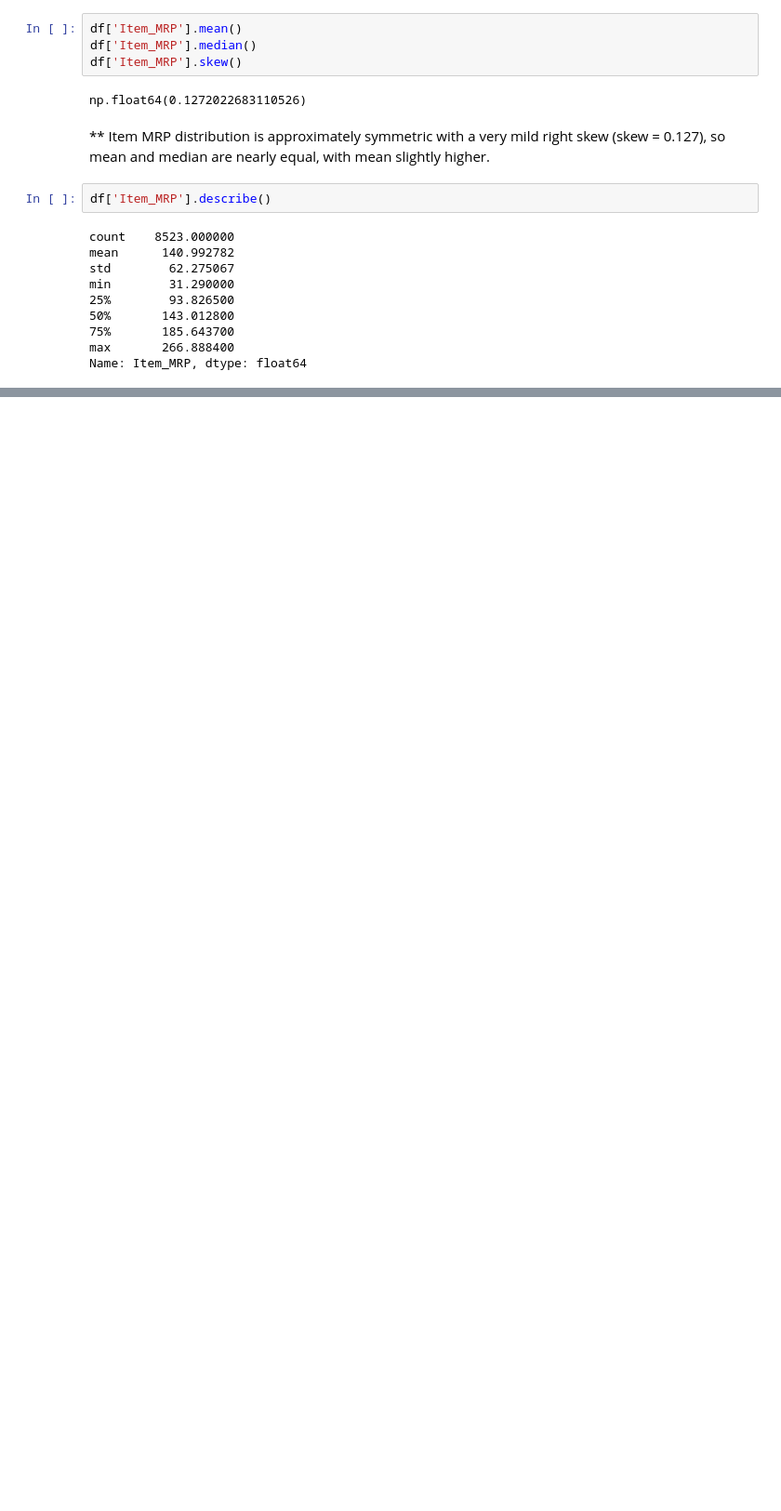
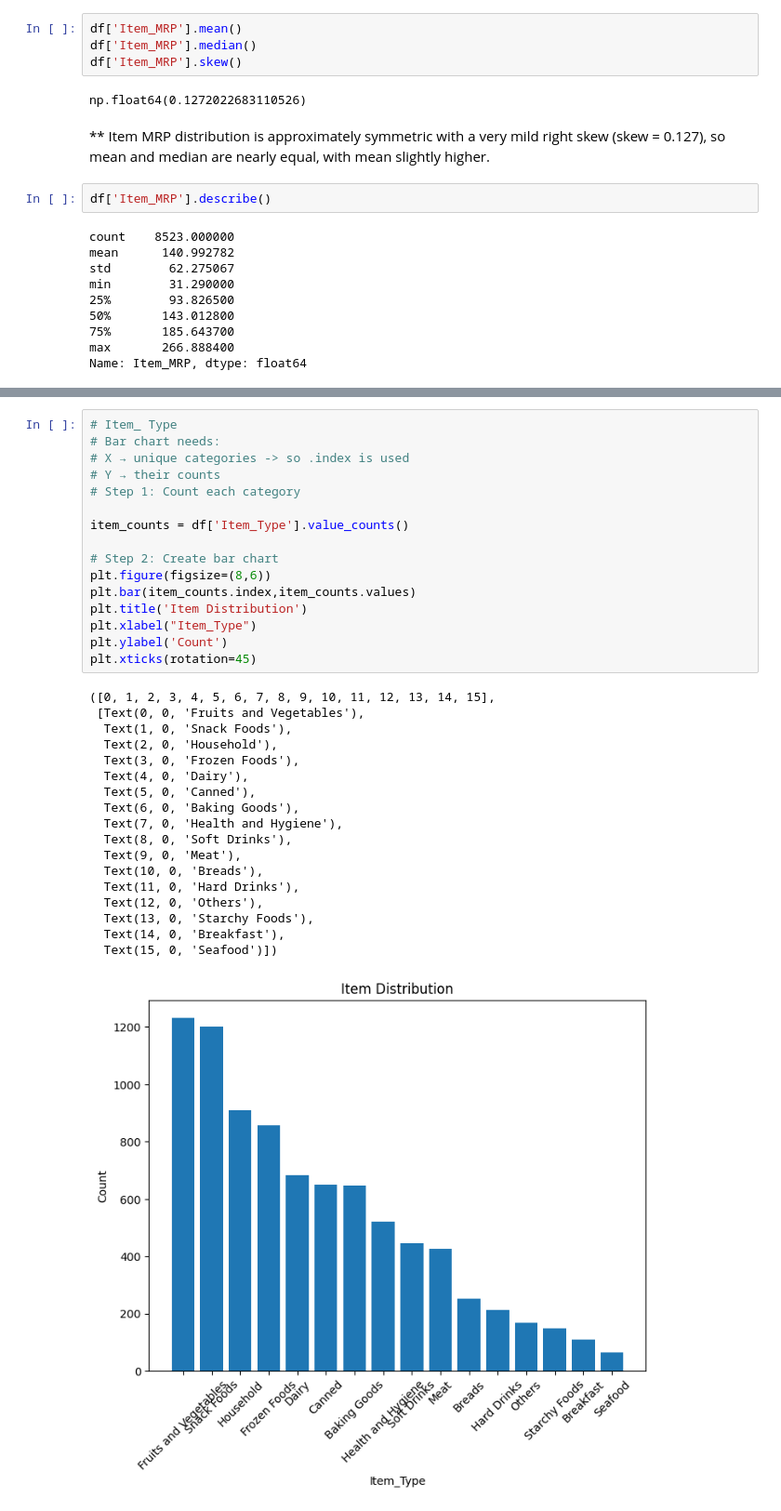
Before and after one commit to kebalkhadka/EDA, a Jupyter notebook: app.ipynb, the cells around one changed output, grey strips where cells are left out. Shown at 93% size. Saved outputs shown, nothing was run; the diff lists cells and outputs as text; blank space fills up the shorter version.

```diff
--- a/app.ipynb
+++ b/app.ipynb
@@ -225,0 +273,35 @@ Name: Item_MRP, dtype: float64
+# %%
+# Item_ Type
+# Bar chart needs:
+# X → unique categories -> so .index is used
+# Y → their counts
+# Step 1: Count each category
+
+item_counts = df['Item_Type'].value_counts()
+
+# Step 2: Create bar chart
+plt.figure(figsize=(8,6))
+plt.bar(item_counts.index,item_counts.values)
+plt.title('Item Distribution')
+plt.xlabel("Item_Type")
+plt.ylabel('Count')
+plt.xticks(rotation=45)
+# %% [output]
+([0, 1, 2, 3, 4, 5, 6, 7, 8, 9, 10, 11, 12, 13, 14, 15],
+ [Text(0, 0, 'Fruits and Vegetables'),
+  Text(1, 0, 'Snack Foods'),
+  Text(2, 0, 'Household'),
+  Text(3, 0, 'Frozen Foods'),
+  Text(4, 0, 'Dairy'),
+  Text(5, 0, 'Canned'),
+  Text(6, 0, 'Baking Goods'),
+  Text(7, 0, 'Health and Hygiene'),
+  Text(8, 0, 'Soft Drinks'),
+  Text(9, 0, 'Meat'),
+  Text(10, 0, 'Breads'),
+  Text(11, 0, 'Hard Drinks'),
+  Text(12, 0, 'Others'),
+  Text(13, 0, 'Starchy Foods'),
+  Text(14, 0, 'Breakfast'),
+  Text(15, 0, 'Seafood')])
+[figure, added]
```
Also changed, not shown: parts of 8 cells of this notebook.
